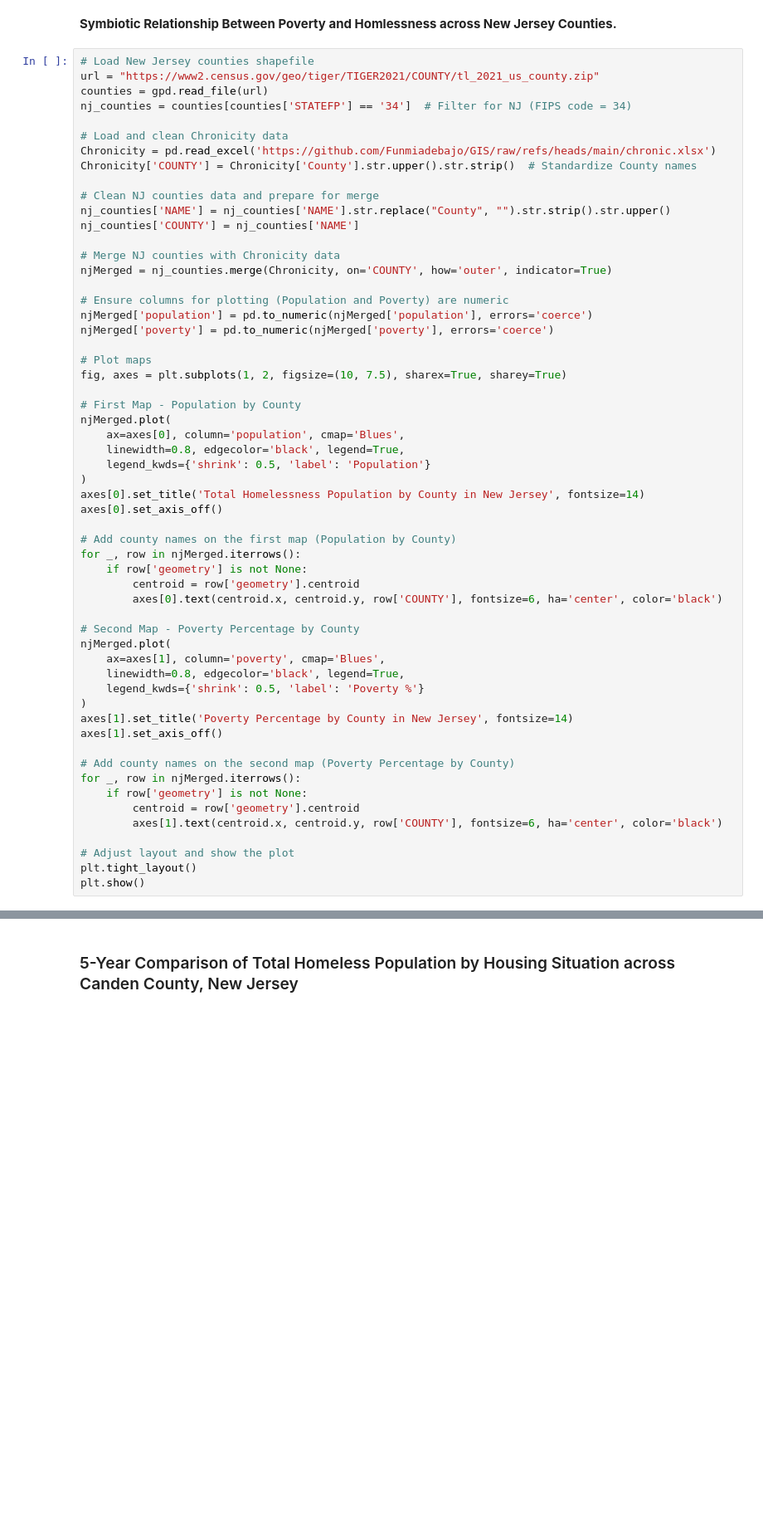
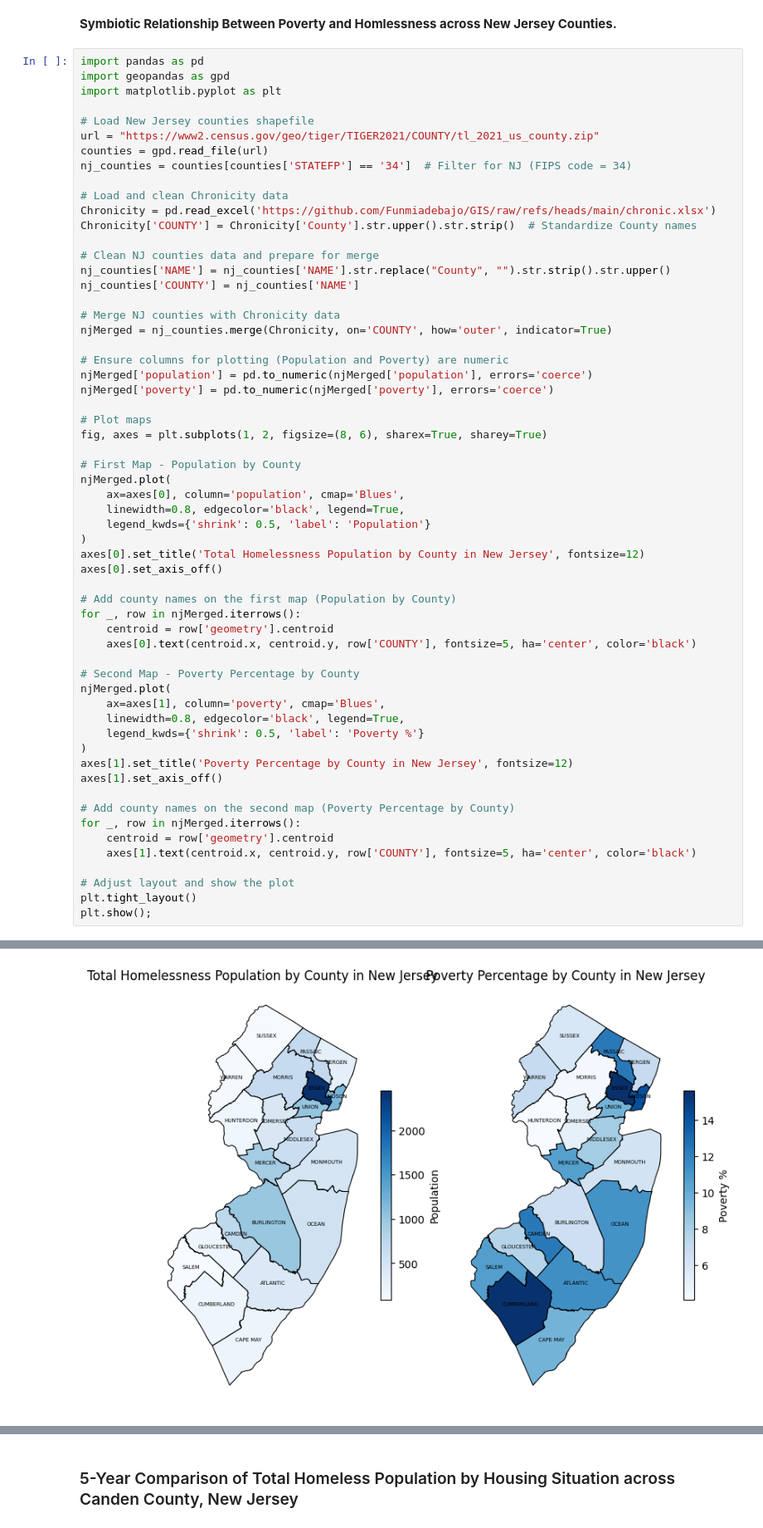
Before and after one commit to Funmiadebajo/GIS, a Jupyter notebook: PS4.ipynb, the cells around one changed output, grey strips where cells are left out. Shown at 83% size. Drawn from its saved outputs; the diff is of its cells as text; blank space fills up the shorter version.

```diff
--- a/PS4.ipynb
+++ b/PS4.ipynb
@@ -41,6 +41,10 @@ gpd.__version__
 # %% [markdown]
 **Symbiotic Relationship Between Poverty and Homlessness across New Jersey Counties.**
 # %%
+import pandas as pd
+import geopandas as gpd
+import matplotlib.pyplot as plt
+
 # Load New Jersey counties shapefile
 url = "https://www2.census.gov/geo/tiger/TIGER2021/COUNTY/tl_2021_us_county.zip"
 counties = gpd.read_file(url)
@@ -62,7 +66,7 @@ njMerged['population'] = pd.to_numeric(njMerged['population'], errors='coerce')
 njMerged['poverty'] = pd.to_numeric(njMerged['poverty'], errors='coerce')
 
 # Plot maps
-fig, axes = plt.subplots(1, 2, figsize=(10, 7.5), sharex=True, sharey=True)
+fig, axes = plt.subplots(1, 2, figsize=(8, 6), sharex=True, sharey=True)
 
 # First Map - Population by County
 njMerged.plot(
@@ -70,14 +74,13 @@ njMerged.plot(
     linewidth=0.8, edgecolor='black', legend=True,
     legend_kwds={'shrink': 0.5, 'label': 'Population'}
 )
-axes[0].set_title('Total Homelessness Population by County in New Jersey', fontsize=14)
+axes[0].set_title('Total Homelessness Population by County in New Jersey', fontsize=12)
 axes[0].set_axis_off()
 
 # Add county names on the first map (Population by County)
 for _, row in njMerged.iterrows():
-    if row['geometry'] is not None:
-        centroid = row['geometry'].centroid
-        axes[0].text(centroid.x, centroid.y, row['COUNTY'], fontsize=6, ha='center', color='black')
+    centroid = row['geometry'].centroid
+    axes[0].text(centroid.x, centroid.y, row['COUNTY'], fontsize=5, ha='center', color='black')
 
 # Second Map - Poverty Percentage by County
 njMerged.plot(
@@ -85,18 +88,17 @@ njMerged.plot(
     linewidth=0.8, edgecolor='black', legend=True,
     legend_kwds={'shrink': 0.5, 'label': 'Poverty %'}
 )
-axes[1].set_title('Poverty Percentage by County in New Jersey', fontsize=14)
+axes[1].set_title('Poverty Percentage by County in New Jersey', fontsize=12)
 axes[1].set_axis_off()
 
 # Add county names on the second map (Poverty Percentage by County)
 for _, row in njMerged.iterrows():
-    if row['geometry'] is not None:
-        centroid = row['geometry'].centroid
-        axes[1].text(centroid.x, centroid.y, row['COUNTY'], fontsize=6, ha='center', color='black')
+    centroid = row['geometry'].centroid
+    axes[1].text(centroid.x, centroid.y, row['COUNTY'], fontsize=5, ha='center', color='black')
 
 # Adjust layout and show the plot
 plt.tight_layout()
-plt.show()
+plt.show();
 # %% [output]
 A value is trying to be set on a copy of a slice from a DataFrame.
 Try using .loc[row_indexer,col_indexer] = value instead
@@ -123,3 +113,4 @@ Text(-74.07617761704523, 40.73075415654247, 'HUDSON')
+[figure, added]
 # %%
 
 
```
Also changed, not shown: parts of 1 cell of this notebook.
